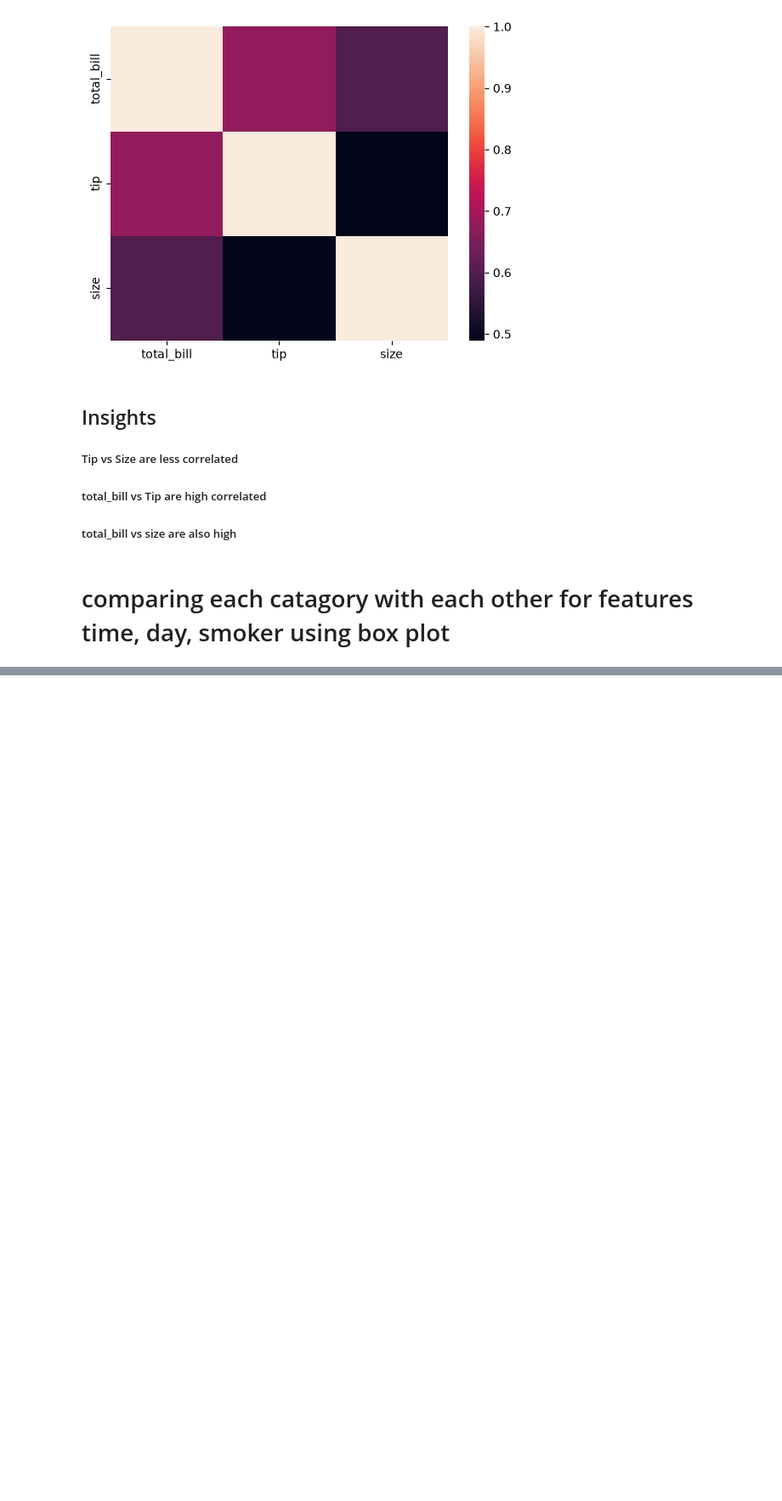
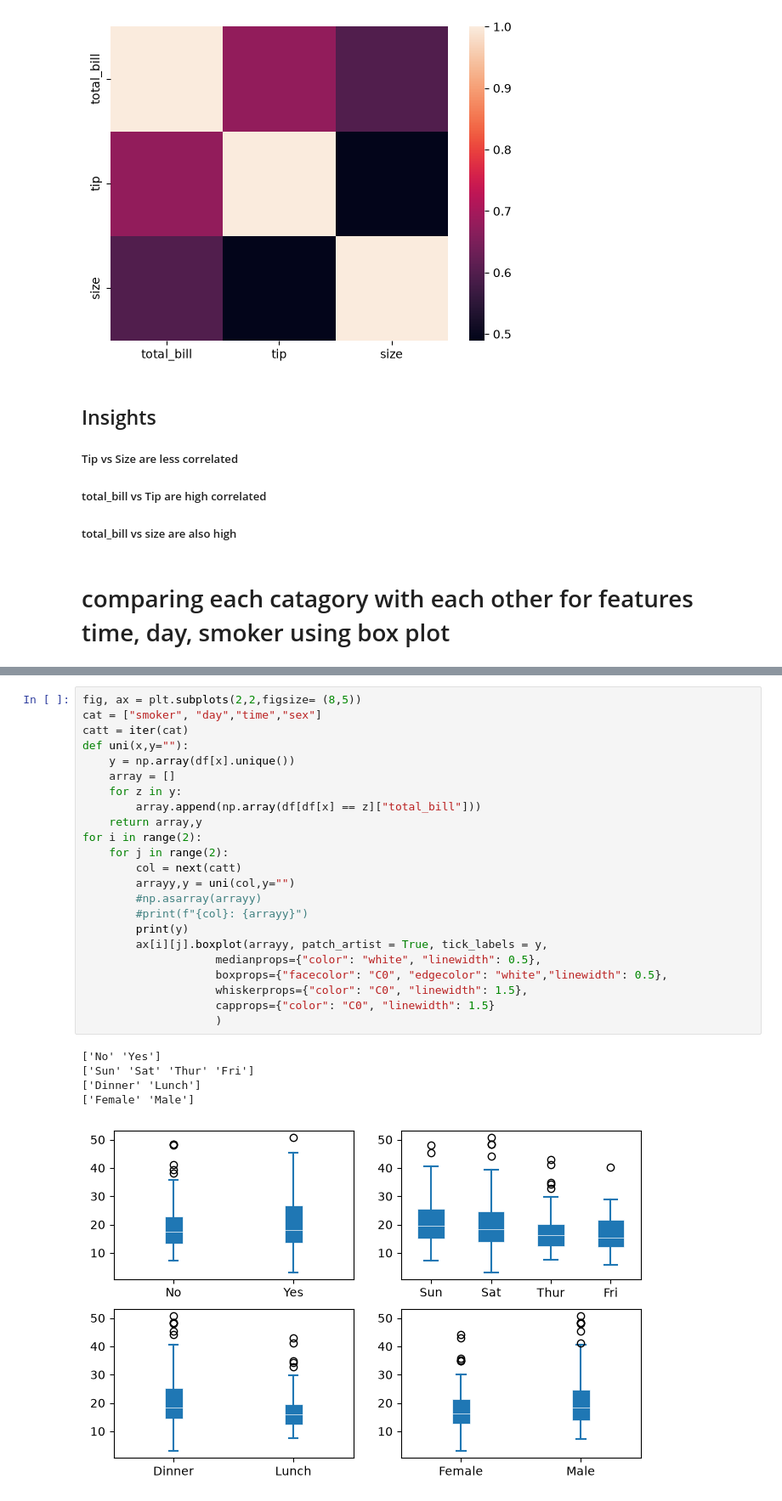
Before and after one commit to MagarVivek009/Exploratory-Data-Analysis-EDA-, a Jupyter notebook: tips.ipynb, the cells around one changed output, grey strips where cells are left out. Shown at 85% size. Saved outputs shown, nothing was run; the diff lists cells and outputs as text; blank space fills up the shorter version.

```diff
--- a/tips.ipynb
+++ b/tips.ipynb
@@ -225,0 +316,29 @@ sns.heatmap(df2,xticklabels=var, yticklabels=var)
+# %%
+fig, ax = plt.subplots(2,2,figsize= (8,5))
+cat = ["smoker", "day","time","sex"]
+catt = iter(cat)
+def uni(x,y=""):
+    y = np.array(df[x].unique())
+    array = []
+    for z in y:
+        array.append(np.array(df[df[x] == z]["total_bill"]))
+    return array,y
+for i in range(2):
+    for j in range(2):
+        col = next(catt)
+        arrayy,y = uni(col,y="")
+        #np.asarray(arrayy)
+        #print(f"{col}: {arrayy}")
+        print(y)
+        ax[i][j].boxplot(arrayy, patch_artist = True, tick_labels = y,
+                    medianprops={"color": "white", "linewidth": 0.5},
+                    boxprops={"facecolor": "C0", "edgecolor": "white","linewidth": 0.5},
+                    whiskerprops={"color": "C0", "linewidth": 1.5},
+                    capprops={"color": "C0", "linewidth": 1.5}
+                    )
+# %% [output]
+['No' 'Yes']
+['Sun' 'Sat' 'Thur' 'Fri']
+['Dinner' 'Lunch']
+['Female' 'Male']
+[figure, added]
```
Also changed, not shown: parts of 6 cells of this notebook.
